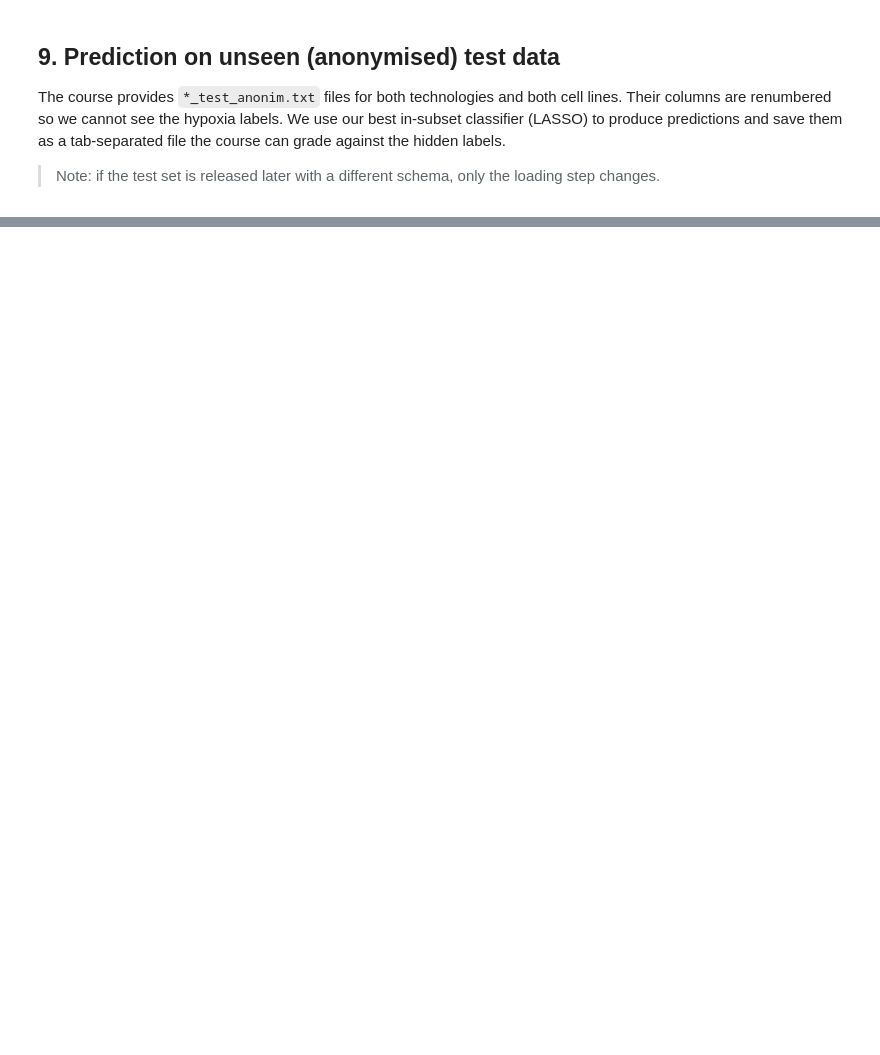
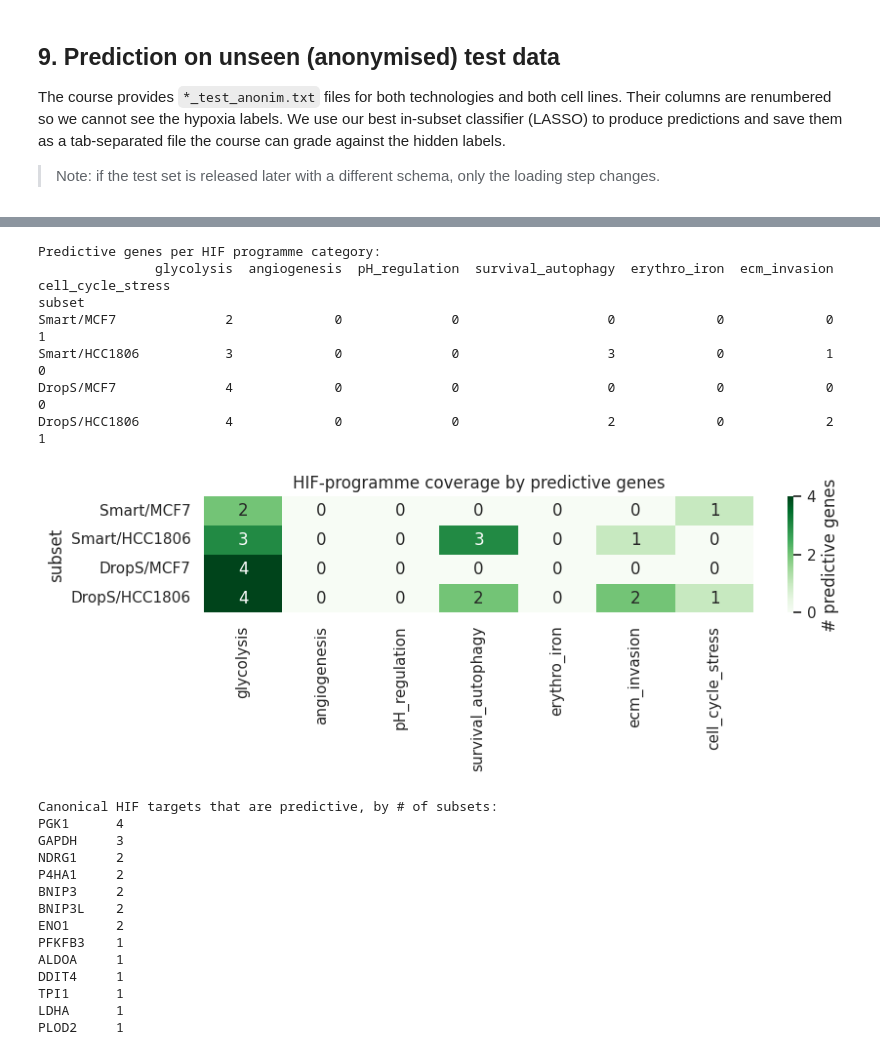
Before and after one commit to Hugo132645/ai-lab-gene-expression, a Jupyter notebook: notebooks/ai_lab_report_final.ipynb, the cells around one changed output, grey strips where cells are left out. Cells and saved outputs as stored; diff of their text form; code cells hidden in the pictures; blank space fills up the shorter version.

```diff
--- a/notebooks/ai_lab_report_final.ipynb
+++ b/notebooks/ai_lab_report_final.ipynb
@@ -1093,0 +1328,46 @@ Expected take-aways, given the literature and the course slides:
+# %%
+from collections import Counter
+
+cat_rows = []
+for s in SUBSETS:
+    preds = set(PRED[s]); row = {'subset': f'{s[0][:5]}/{s[1]}'}
+    for cat, genes in HIF_TARGETS.items():
+        row[cat] = len(preds & set(genes))
+    cat_rows.append(row)
+cat_df = pd.DataFrame(cat_rows).set_index('subset')
+print('Predictive genes per HIF programme category:')
+print(cat_df.to_string())
+
+fig, ax = plt.subplots(figsize=(9, 3.4))
+sns.heatmap(cat_df, annot=True, fmt='d', cmap='Greens', ax=ax, cbar_kws={'label': '# predictive genes'})
+ax.set_title('HIF-programme coverage by predictive genes'); plt.tight_layout(); plt.show()
+
+hit_counter = Counter()
+for s in SUBSETS:
+    hit_counter.update(set(PRED[s]) & set(HIF_TARGETS_FLAT))
+recur = pd.Series(hit_counter).sort_values(ascending=False)
+print('\nCanonical HIF targets that are predictive, by # of subsets:')
+print(recur.to_string() if len(recur) else '  (none)')
+# %% [output]
+Predictive genes per HIF programme category:
+               glycolysis  angiogenesis  pH_regulation  survival_autophagy  erythro_iron  ecm_invasion  cell_cycle_stress
+subset
+Smart/MCF7              2             0              0                   0             0             0                  1
+Smart/HCC1806           3             0              0                   3             0             1                  0
+DropS/MCF7              4             0              0                   0             0             0                  0
+DropS/HCC1806           4             0              0                   2             0             2                  1
+[figure, added]
+Canonical HIF targets that are predictive, by # of subsets:
+PGK1      4
+GAPDH     3
+NDRG1     2
+P4HA1     2
+BNIP3     2
+BNIP3L    2
+ENO1      2
+PFKFB3    1
+ALDOA     1
+DDIT4     1
+TPI1      1
+LDHA      1
+PLOD2     1
```
Also changed, not shown: parts of 34 cells of this notebook, 1 other file.
